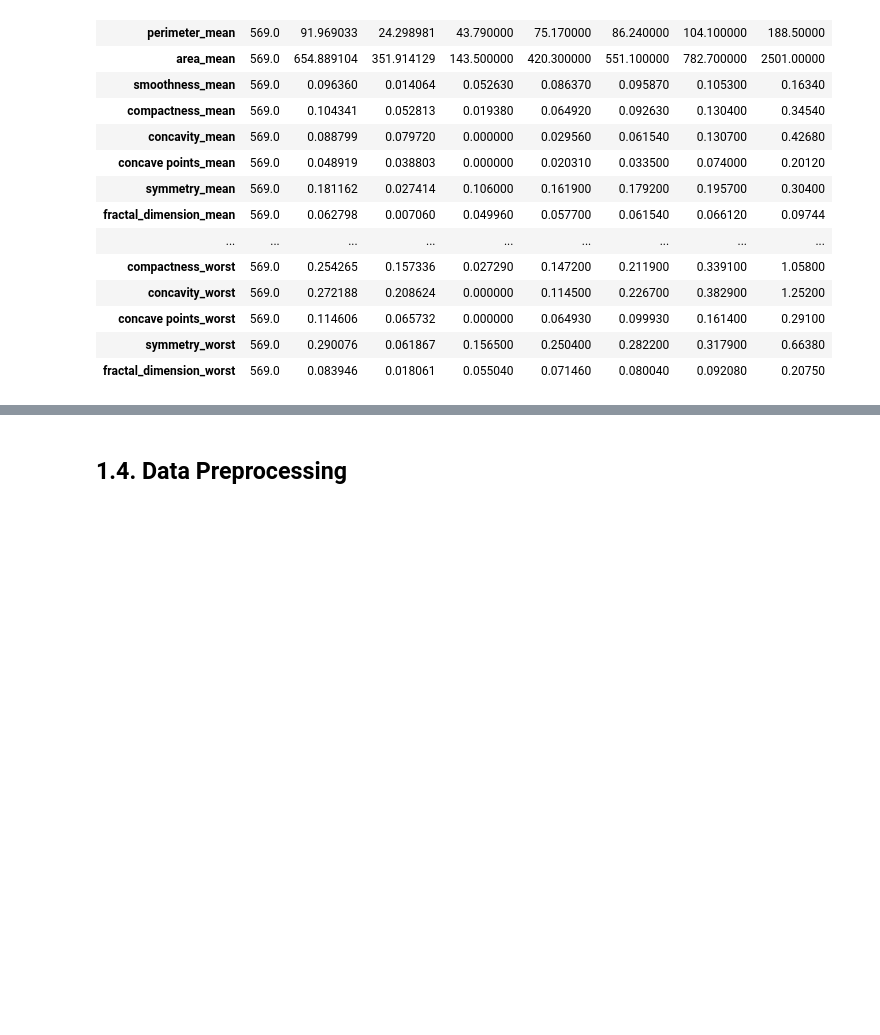
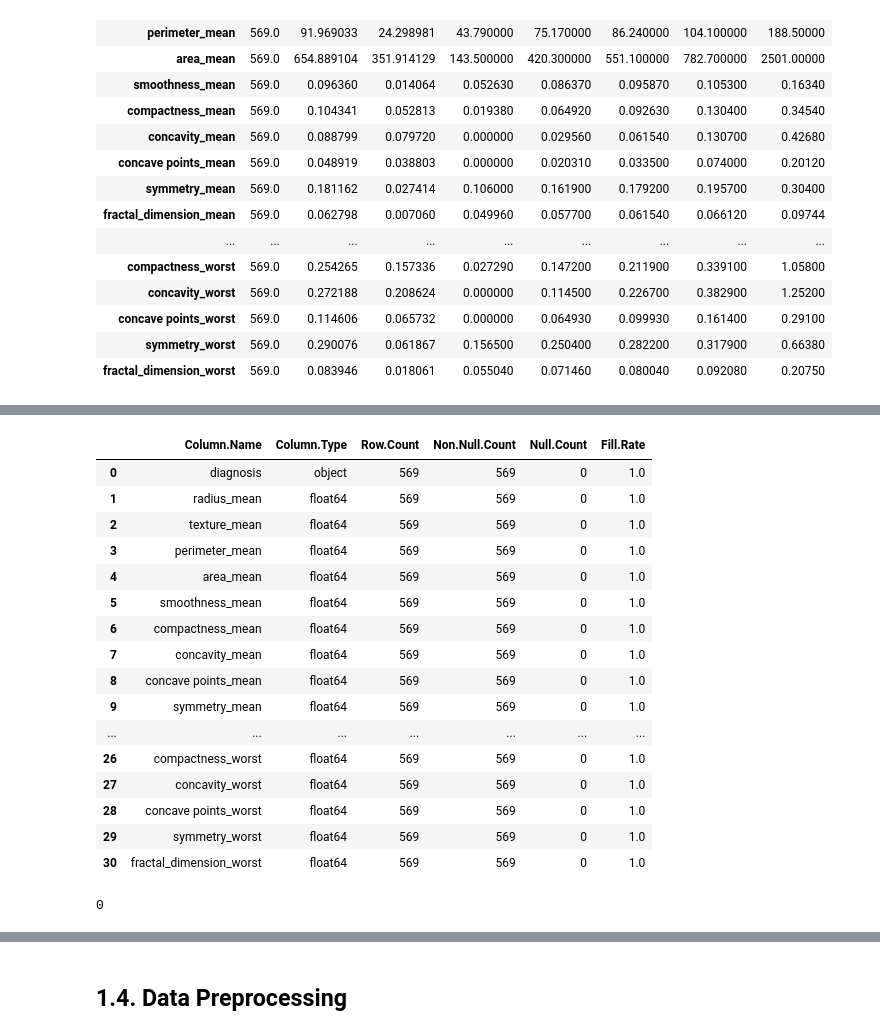
Before and after one commit to JohnPaulinePineda/Portfolio_Project_63, a Jupyter notebook: codes/DetectingAndAnalyzingMachineLearningModelDriftUsingOpenSourceMonitoringTools.ipynb, the cells around one changed output, grey strips where cells are left out. Saved outputs shown, nothing was run; the diff lists cells and outputs as text; code cells hidden in the pictures; blank space fills up the shorter version.

```diff
--- a/codes/DetectingAndAnalyzingMachineLearningModelDriftUsingOpenSourceMonitoringTools.ipynb
+++ b/codes/DetectingAndAnalyzingMachineLearningModelDriftUsingOpenSourceMonitoringTools.ipynb
@@ -288,0 +318,64 @@ Numeric Variable Summary:
+# %%
+##################################
+# Gathering the number of observations for each column
+##################################
+row_count_list = list([len(breast_cancer)] * len(breast_cancer.columns))
+# %%
+##################################
+# Gathering the number of missing data for each column
+##################################
+null_count_list = list(breast_cancer.isna().sum(axis=0))
+# %%
+##################################
+# Gathering the number of non-missing data for each column
+##################################
+non_null_count_list = list(breast_cancer.count())
+# %%
+##################################
+# Gathering the missing data percentage for each column
+##################################
+fill_rate_list = map(truediv, non_null_count_list, row_count_list)
+# %%
+##################################
+# Formulating the summary
+# for all columns
+##################################
+all_column_quality_summary = pd.DataFrame(zip(variable_name_list,
+                                              data_type_list,
+                                              row_count_list,
+                                              non_null_count_list,
+                                              null_count_list,
+                                              fill_rate_list),
+                                        columns=['Column.Name',
+                                                 'Column.Type',
+                                                 'Row.Count',
+                                                 'Non.Null.Count',
+                                                 'Null.Count',
+                                                 'Fill.Rate'])
+display(all_column_quality_summary)
+# %% [output]
+|  | Column.Name | Column.Type | Row.Count | Non.Null.Count | Null.Count | Fill.Rate |
+| 0 | diagnosis | object | 569 | 569 | 0 | 1.0 |
+| 1 | radius_mean | float64 | 569 | 569 | 0 | 1.0 |
+| 2 | texture_mean | float64 | 569 | 569 | 0 | 1.0 |
+| 3 | perimeter_mean | float64 | 569 | 569 | 0 | 1.0 |
+| 4 | area_mean | float64 | 569 | 569 | 0 | 1.0 |
+| 5 | smoothness_mean | float64 | 569 | 569 | 0 | 1.0 |
+| 6 | compactness_mean | float64 | 569 | 569 | 0 | 1.0 |
+| 7 | concavity_mean | float64 | 569 | 569 | 0 | 1.0 |
+| 8 | concave points_mean | float64 | 569 | 569 | 0 | 1.0 |
+| 9 | symmetry_mean | float64 | 569 | 569 | 0 | 1.0 |
+| ... | ... | ... | ... | ... | ... | ... |
+| 26 | compactness_worst | float64 | 569 | 569 | 0 | 1.0 |
+| 27 | concavity_worst | float64 | 569 | 569 | 0 | 1.0 |
+| 28 | concave points_worst | float64 | 569 | 569 | 0 | 1.0 |
+| 29 | symmetry_worst | float64 | 569 | 569 | 0 | 1.0 |
+| 30 | fractal_dimension_worst | float64 | 569 | 569 | 0 | 1.0 |
+# %%
+##################################
+# Counting the number of columns
+# with Fill.Rate < 1.00
+##################################
+len(all_column_quality_summary[(all_column_quality_summary['Fill.Rate']<1)])
+# %% [output]
+0
```
Also changed, not shown: parts of 45 cells of this notebook, 1 other file.
